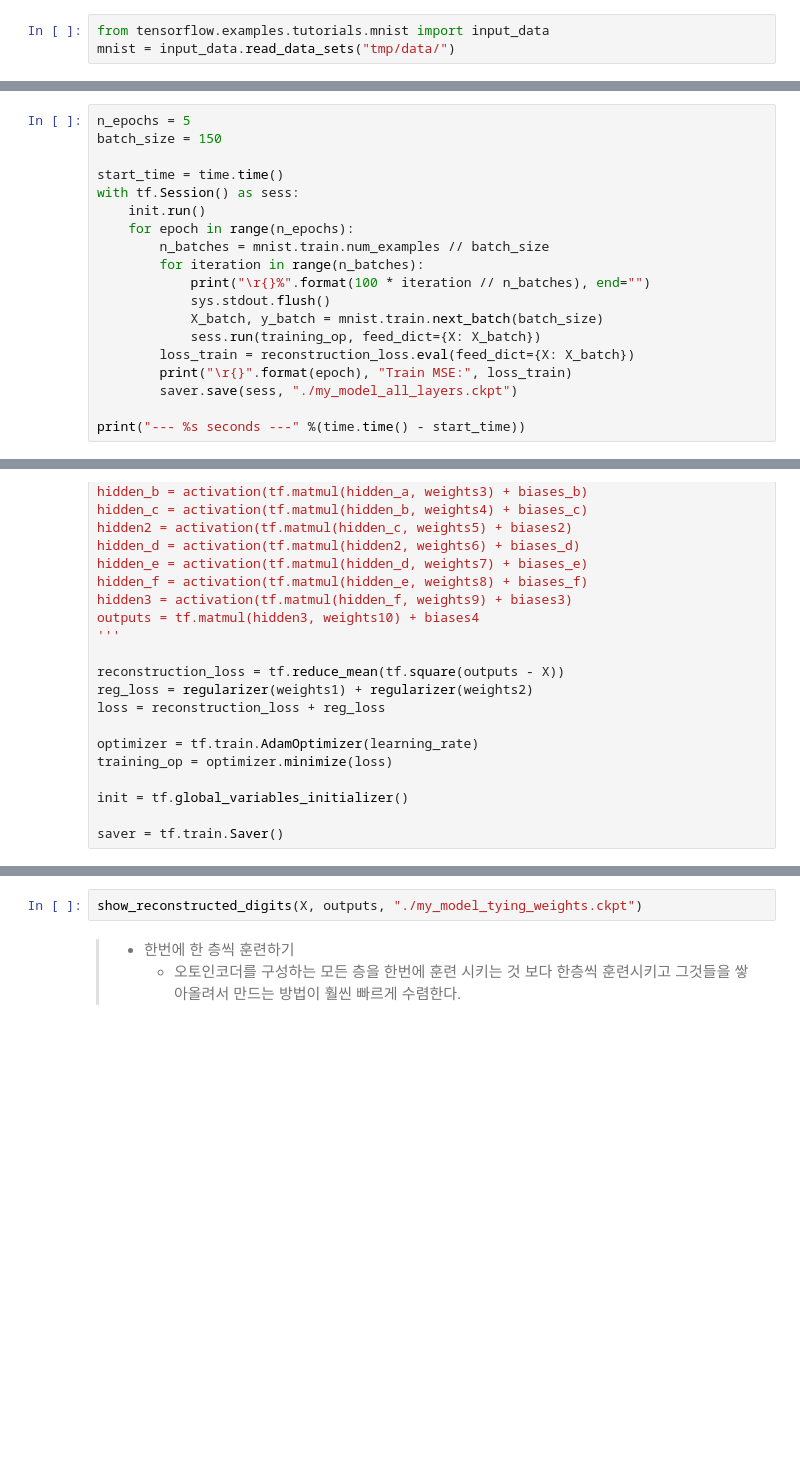
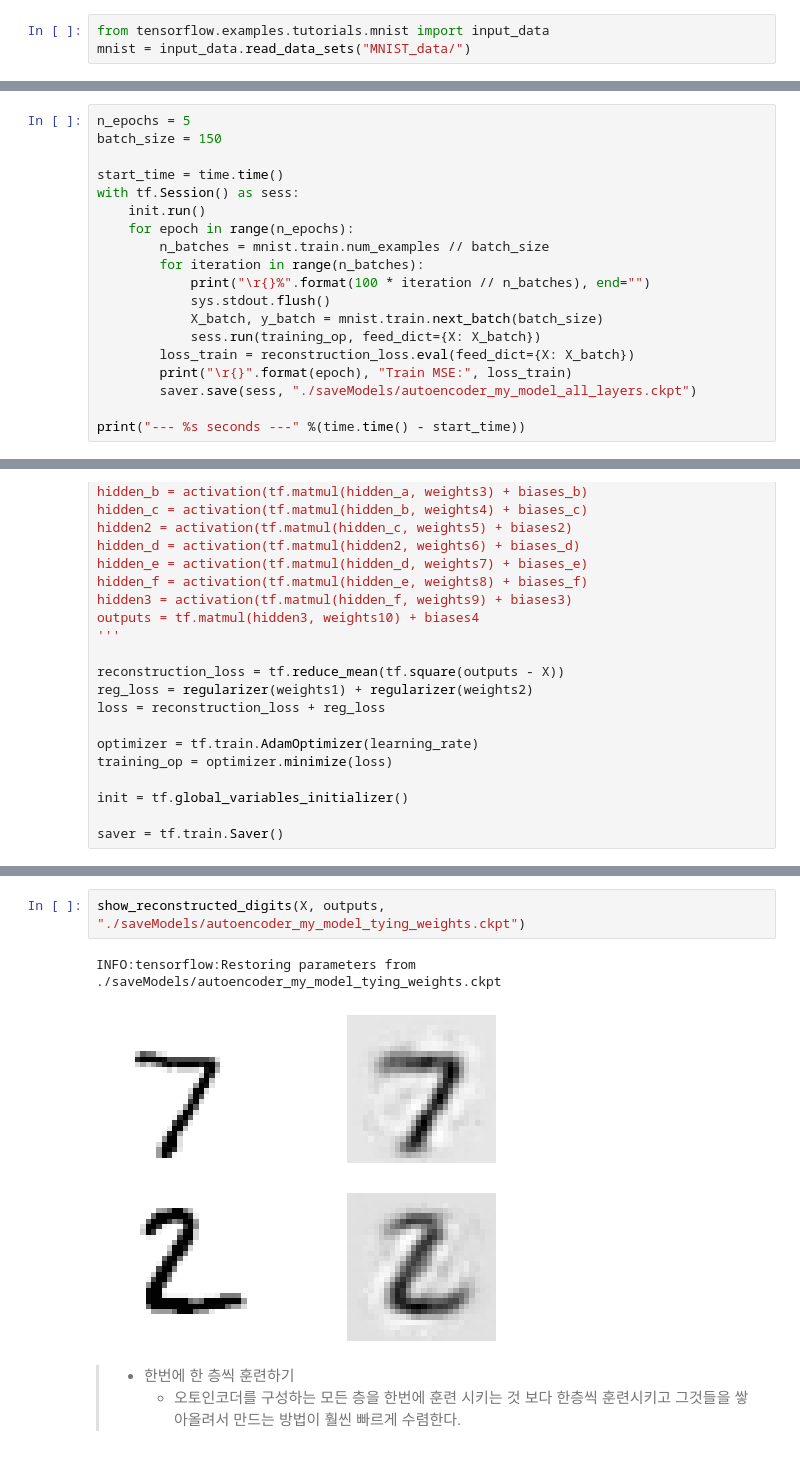
Before and after one commit to link-kut/hands_on_ml_link, a Jupyter notebook: 15-1.ipynb, the cells around one changed output, grey strips where cells are left out. Saved outputs shown, nothing was run; the diff lists cells and outputs as text; blank space fills up the shorter version.

```diff
--- a/15-1.ipynb
+++ b/15-1.ipynb
@@ -570,7 +573,7 @@ print(tf.__version__)
 1.13.1
 # %%
 from tensorflow.examples.tutorials.mnist import input_data
-mnist = input_data.read_data_sets("tmp/data/")
+mnist = input_data.read_data_sets("MNIST_data/")
 # %% [output]
 WARNING:tensorflow:From <ipython-input-21-f74ec125ccff>:2: read_data_sets (from tensorflow.contrib.learn.python.learn.datasets.mnist) is deprecated and will be removed in a future version.
 Instructions for updating:
@@ -667,7 +672,7 @@ with tf.Session() as sess:
             sess.run(training_op, feed_dict={X: X_batch})
         loss_train = reconstruction_loss.eval(feed_dict={X: X_batch})
         print("\r{}".format(epoch), "Train MSE:", loss_train)
-        saver.save(sess, "./my_model_all_layers.ckpt")
+        saver.save(sess, "./saveModels/autoencoder_my_model_all_layers.ckpt")
 
 print("--- %s seconds ---" %(time.time() - start_time))
 # %% [output]
@@ -828,5 +841,8 @@ print("--- %s seconds ---" %(time.time() - start_time))
 # %%
-show_reconstructed_digits(X, outputs, "./my_model_tying_weights.ckpt")
+show_reconstructed_digits(X, outputs, "./saveModels/autoencoder_my_model_tying_weights.ckpt")
+# %% [output]
+INFO:tensorflow:Restoring parameters from ./saveModels/autoencoder_my_model_tying_weights.ckpt
+[figure, added]
 # %% [markdown]
 > * 한번에 한 층씩 훈련하기
 >   - 오토인코더를 구성하는 모든 층을 한번에 훈련 시키는 것 보다 한층씩 훈련시키고 그것들을 쌓아올려서 만드는 방법이 훨씬 빠르게 수렴한다.
```
Also changed, not shown: parts of 25 cells of this notebook.
